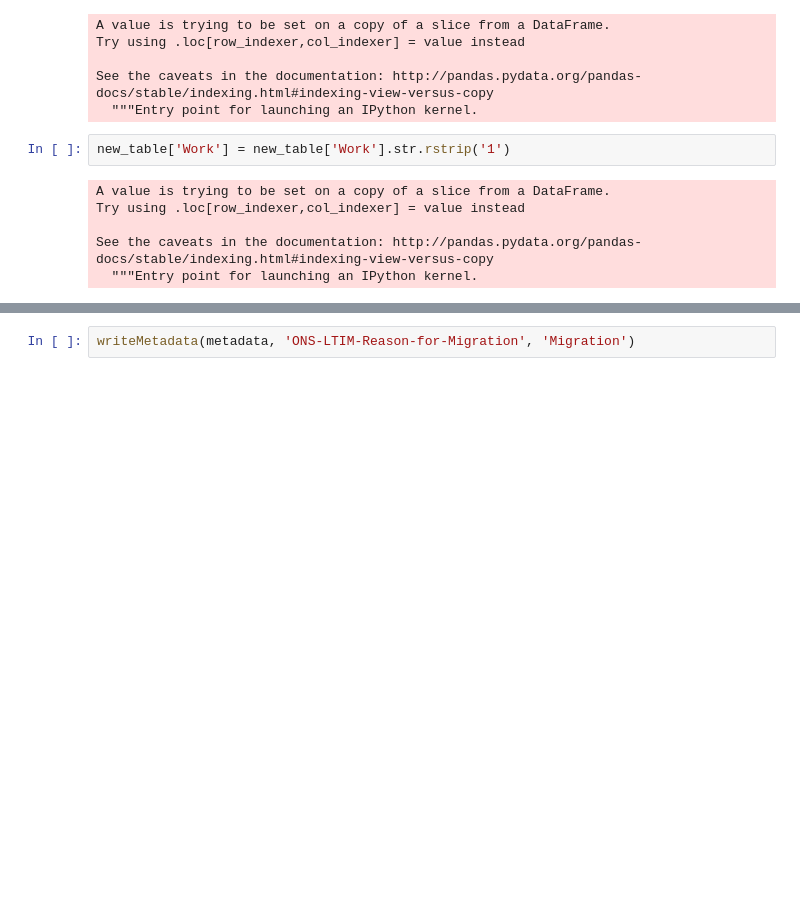
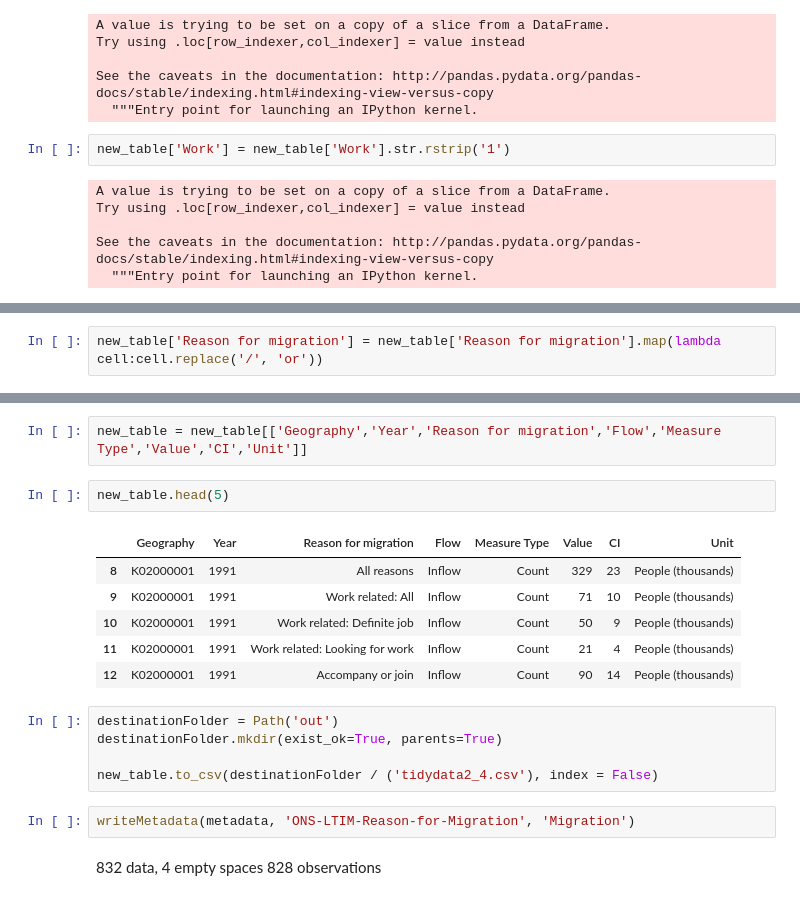
Before and after one commit to GSS-Cogs/ONS-LTIM-Reason-for-Migration, a Jupyter notebook: Long-term international migration 2.04 reason for migration tidydata.ipynb, the cells around one changed output, grey strips where cells are left out. Saved outputs shown, nothing was run; the diff lists cells and outputs as text; blank space fills up the shorter version.

```diff
--- a/Long-term international migration 2.04 reason for migration tidydata.ipynb
+++ b/Long-term international migration 2.04 reason for migration tidydata.ipynb
@@ -401,0 +301,2 @@ Final_table.to_csv(destinationFolder / ('tidydata2_4.csv'), index = False)
+# %%
+new_table['Reason for migration'] = new_table['Reason for migration'].map(lambda cell:cell.replace('/', 'or'))
@@ -402,2 +319,20 @@ Final_table.to_csv(destinationFolder / ('tidydata2_4.csv'), index = False)
+# %%
+new_table = new_table[['Geography','Year','Reason for migration','Flow','Measure Type','Value','CI','Unit']]
+# %%
+new_table.head(5)
+# %% [output]
+|  | Geography | Year | Reason for migration | Flow | Measure Type | Value | CI | Unit |
+| 8 | K02000001 | 1991 | All reasons | Inflow | Count | 329 | 23 | People (thousands) |
+| 9 | K02000001 | 1991 | Work related: All | Inflow | Count | 71 | 10 | People (thousands) |
+| 10 | K02000001 | 1991 | Work related: Definite job | Inflow | Count | 50 | 9 | People (thousands) |
+| 11 | K02000001 | 1991 | Work related: Looking for work | Inflow | Count | 21 | 4 | People (thousands) |
+| 12 | K02000001 | 1991 | Accompany or join | Inflow | Count | 90 | 14 | People (thousands) |
+# %%
+destinationFolder = Path('out')
+destinationFolder.mkdir(exist_ok=True, parents=True)
+
+new_table.to_csv(destinationFolder / ('tidydata2_4.csv'), index = False)
 # %%
 writeMetadata(metadata, 'ONS-LTIM-Reason-for-Migration', 'Migration')
+# %% [markdown]
+832 data, 4 empty spaces 828 observations
```
Also changed, not shown: parts of 81 cells of this notebook.
